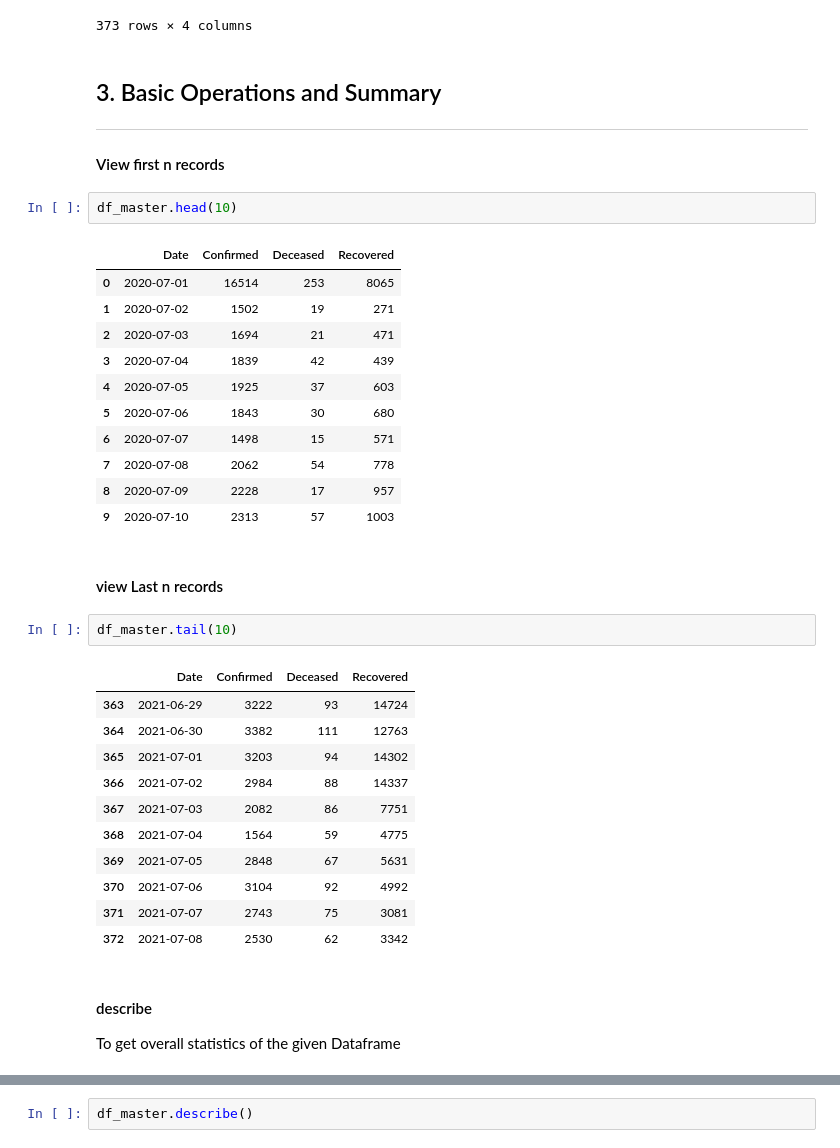
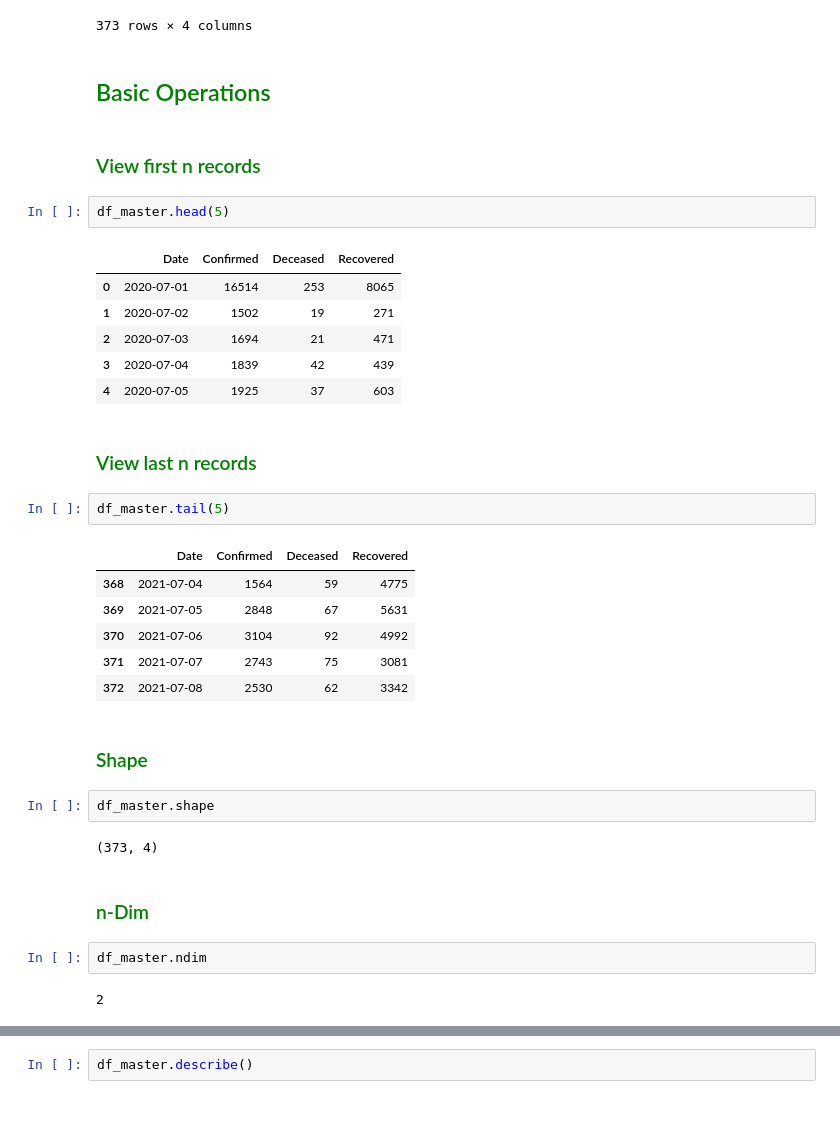
Before and after one commit to thivinanandh/Teaching-Python, a Jupyter notebook: Python-Libraries/Pandas.ipynb, the cells around one changed output, grey strips where cells are left out. Cells and saved outputs as stored; diff of their text form; blank space fills up the shorter version.

```diff
--- a/Python-Libraries/Pandas.ipynb
+++ b/Python-Libraries/Pandas.ipynb
@@ -110,42 +177,39 @@ df_master
 | 371 | 2021-07-07 | 2743 | 75 | 3081 |
 | 372 | 2021-07-08 | 2530 | 62 | 3342 |
 373 rows × 4 columns
-# %% [markdown]
-## 3. Basic Operations and Summary
----
-
-#### View first n records
+# %% [markdown]
+<h2 style="color:green; font-family: 'Nunito Sans', sans-serif;">Basic Operations </h2>
+# %% [markdown]
+<h3 style="color:green; font-family: 'Nunito Sans', sans-serif;">View first n records </h3>
 # %%
-df_master.head(10)
+df_master.head(5)
 # %% [output]
 |  | Date | Confirmed | Deceased | Recovered |
 | 0 | 2020-07-01 | 16514 | 253 | 8065 |
 | 1 | 2020-07-02 | 1502 | 19 | 271 |
 | 2 | 2020-07-03 | 1694 | 21 | 471 |
 | 3 | 2020-07-04 | 1839 | 42 | 439 |
 | 4 | 2020-07-05 | 1925 | 37 | 603 |
-| 5 | 2020-07-06 | 1843 | 30 | 680 |
-| 6 | 2020-07-07 | 1498 | 15 | 571 |
-| 7 | 2020-07-08 | 2062 | 54 | 778 |
-| 8 | 2020-07-09 | 2228 | 17 | 957 |
-| 9 | 2020-07-10 | 2313 | 57 | 1003 |
-# %% [markdown]
-#### view Last n records
+# %% [markdown]
+<h3 style="color:green; font-family: 'Nunito Sans', sans-serif;">View last n records </h3>
 # %%
-df_master.tail(10)
+df_master.tail(5)
 # %% [output]
 |  | Date | Confirmed | Deceased | Recovered |
-| 363 | 2021-06-29 | 3222 | 93 | 14724 |
-| 364 | 2021-06-30 | 3382 | 111 | 12763 |
-| 365 | 2021-07-01 | 3203 | 94 | 14302 |
-| 366 | 2021-07-02 | 2984 | 88 | 14337 |
-| 367 | 2021-07-03 | 2082 | 86 | 7751 |
 | 368 | 2021-07-04 | 1564 | 59 | 4775 |
 | 369 | 2021-07-05 | 2848 | 67 | 5631 |
 | 370 | 2021-07-06 | 3104 | 92 | 4992 |
 | 371 | 2021-07-07 | 2743 | 75 | 3081 |
 | 372 | 2021-07-08 | 2530 | 62 | 3342 |
-# %% [markdown]
-#### describe
-
-To get overall statistics of the given Dataframe
+# %% [markdown]
+<h3 style="color:green; font-family: 'Nunito Sans', sans-serif;">Shape</h3>
+# %%
+df_master.shape
+# %% [output]
+(373, 4)
+# %% [markdown]
+<h3 style="color:green; font-family: 'Nunito Sans', sans-serif;">n-Dim </h3>
+# %%
+df_master.ndim
+# %% [output]
+2
```
Also changed, not shown: parts of 64 cells of this notebook, 2 other files.
